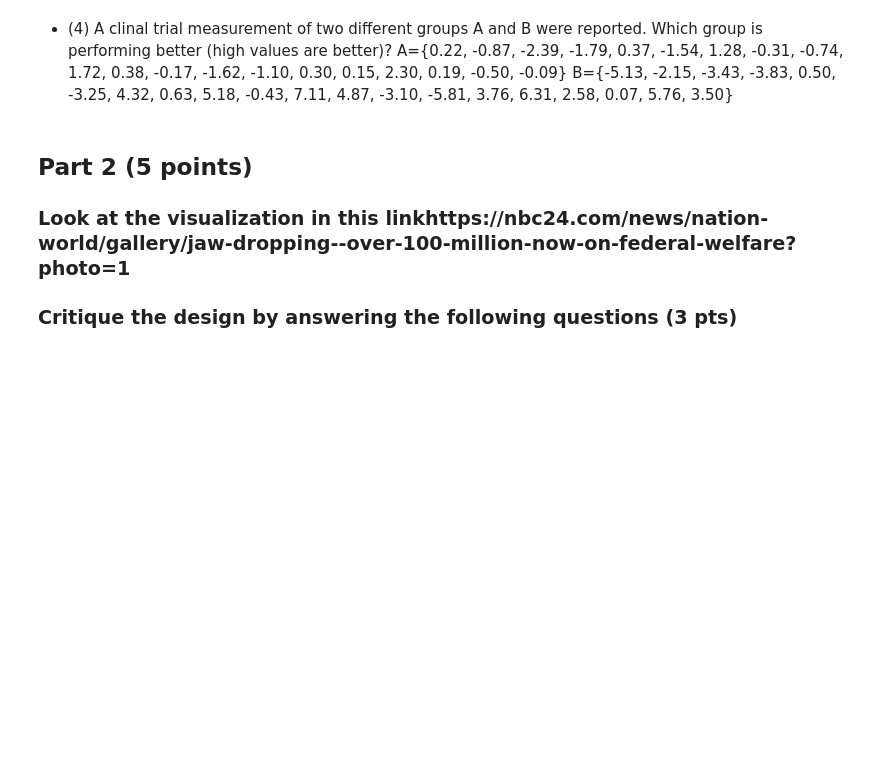
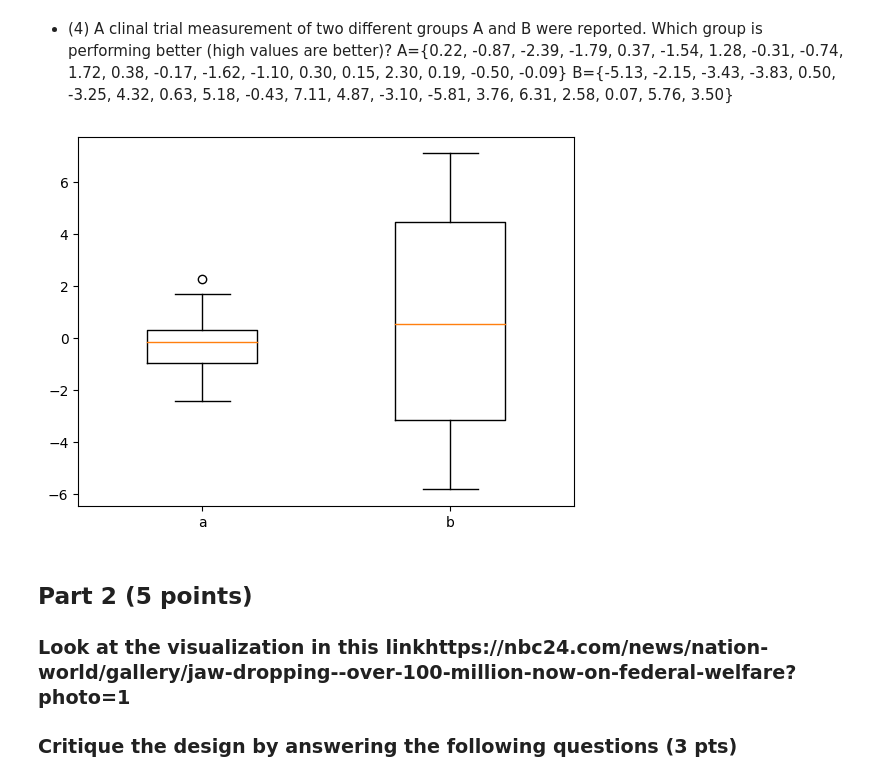
Before and after one commit to GriffinJack/DS8007, a Jupyter notebook: HomeWork_1.ipynb, the cells around one changed output. Saved outputs shown, nothing was run; the diff lists cells and outputs as text; code cells hidden in the pictures; blank space fills up the shorter version.

```diff
--- a/HomeWork_1.ipynb
+++ b/HomeWork_1.ipynb
@@ -24,3 +86,18 @@
+# %%
+#Insert your code here
+
+#We want to compare group A to group B and see what one is performing better. This seems like a great problem to use a boxplot.
+data = {'a': [0.22, -0.87, -2.39, -1.79, 0.37, -1.54, 1.28, -0.31, -0.74, 1.72, 0.38, -0.17, -1.62, -1.10, 0.30, 0.15, 2.30, 0.19, -0.50, -0.09],
+        'b': [-5.13, -2.15, -3.43, -3.83, 0.50, -3.25, 4.32, 0.63, 5.18, -0.43, 7.11, 4.87, -3.10, -5.81, 3.76, 6.31, 2.58, 0.07, 5.76, 3.50]}
+
+plt.boxplot(data.values(),labels=data.keys(), widths=.445)
+
+plt.show()
+
+#The boxplot works for this dataset as both groups have an equal amout of values. It shows that group B has a much wider range as the wiskers reach
+#high and low on the chart. On the other hand group a has a much more consistent spread.
+# %% [output]
+[figure, added]
 # %% [markdown]
 ## Part 2 (5 points)
 ### Look at the visualization in this linkhttps://nbc24.com/news/nation-world/gallery/jaw-dropping--over-100-million-now-on-federal-welfare?photo=1
```
Also changed, not shown: parts of 21 cells of this notebook.
